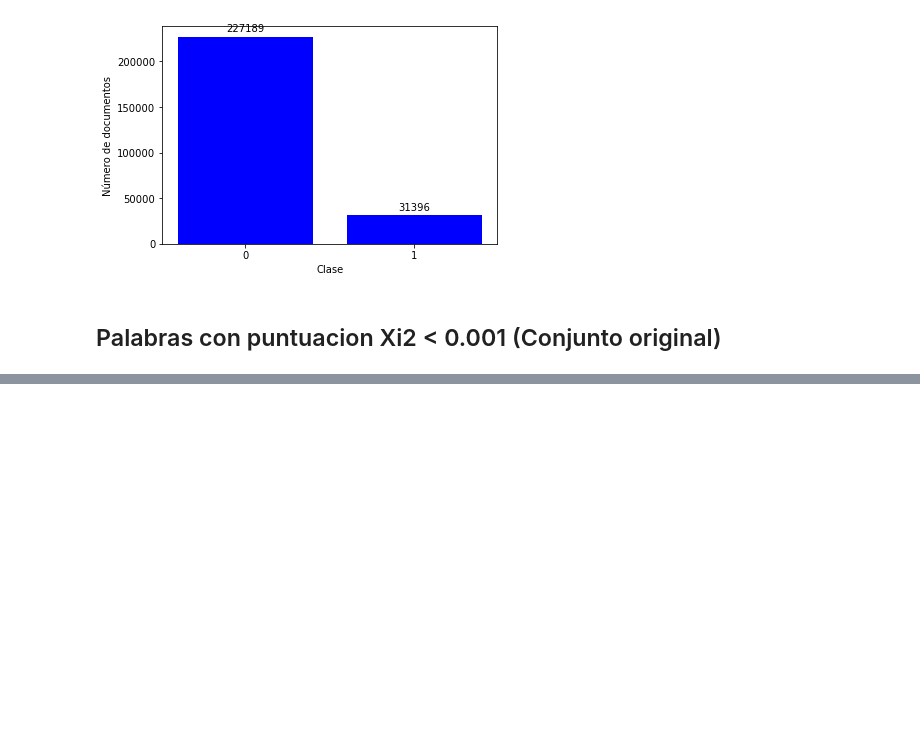
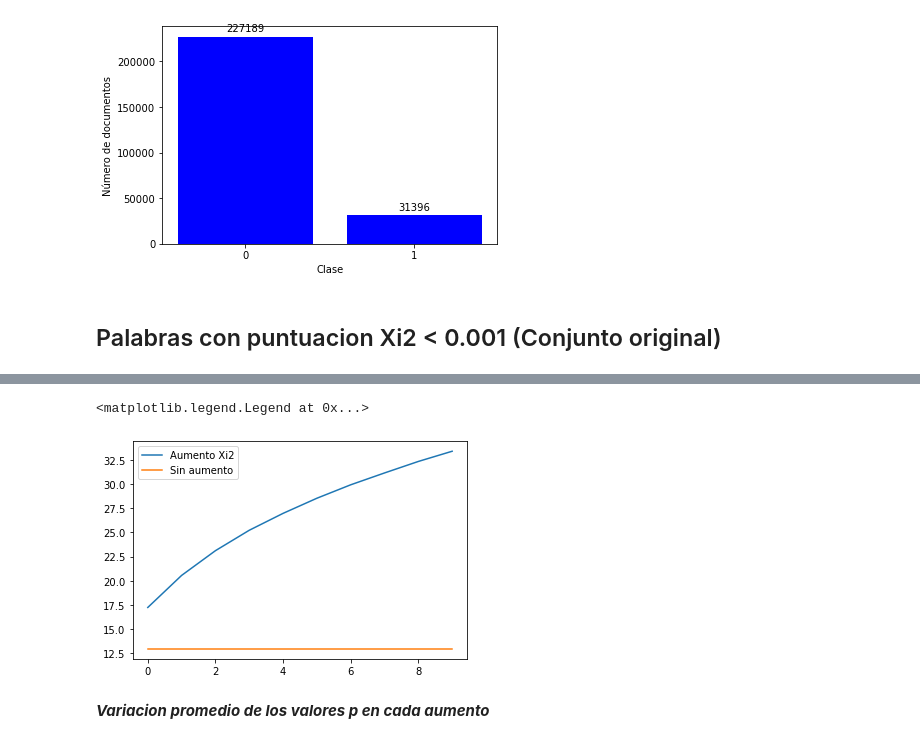
Before and after one commit to v1ktop/data_augmentation_for_author_profiling, a Jupyter notebook: notebooks/chi_cuadrada_analisis.ipynb, the cells around one changed output, grey strips where cells are left out. Drawn from its saved outputs; the diff is of its cells as text; code cells hidden in the pictures; blank space fills up the shorter version.

```diff
--- a/notebooks/chi_cuadrada_analisis.ipynb
+++ b/notebooks/chi_cuadrada_analisis.ipynb
@@ -295,0 +282,2 @@ tops_by_n[0]
+# %%
+no_aumento=[top_original_filtered.score.mean()]*10
@@ -295,0 +297,9 @@ tops_by_n[0]
+# %%
+plt.plot(mean_scores)
+plt.plot(no_aumento)
+plt.legend(["Aumento Xi2", "Sin aumento"])
+# %% [output]
+<matplotlib.legend.Legend at 0x...>
+[figure, added]
+# %% [markdown]
+***Variacion promedio de los valores p en cada aumento***
```
Also changed, not shown: parts of 88 cells of this notebook, 1 other file.
